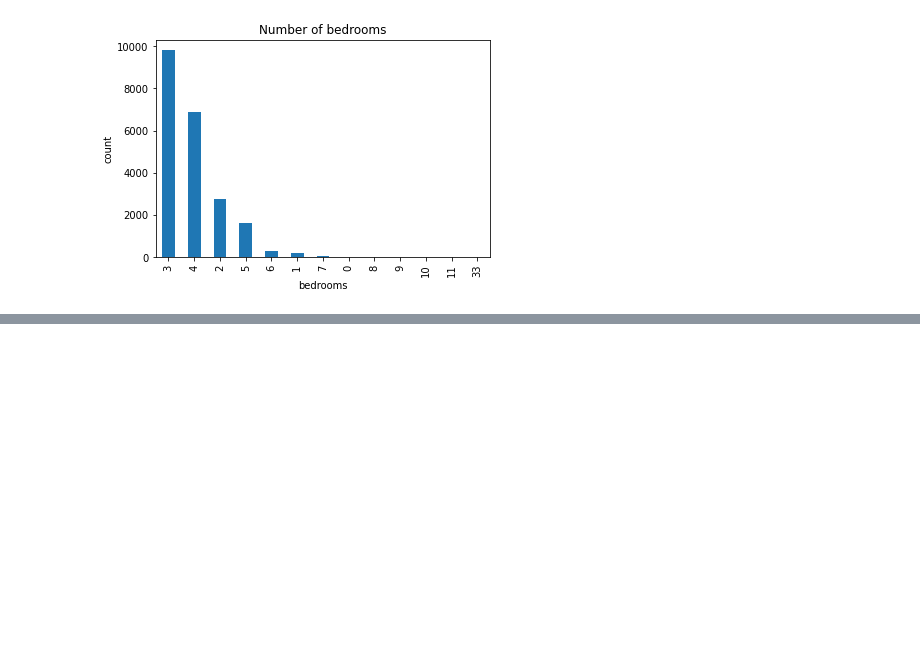
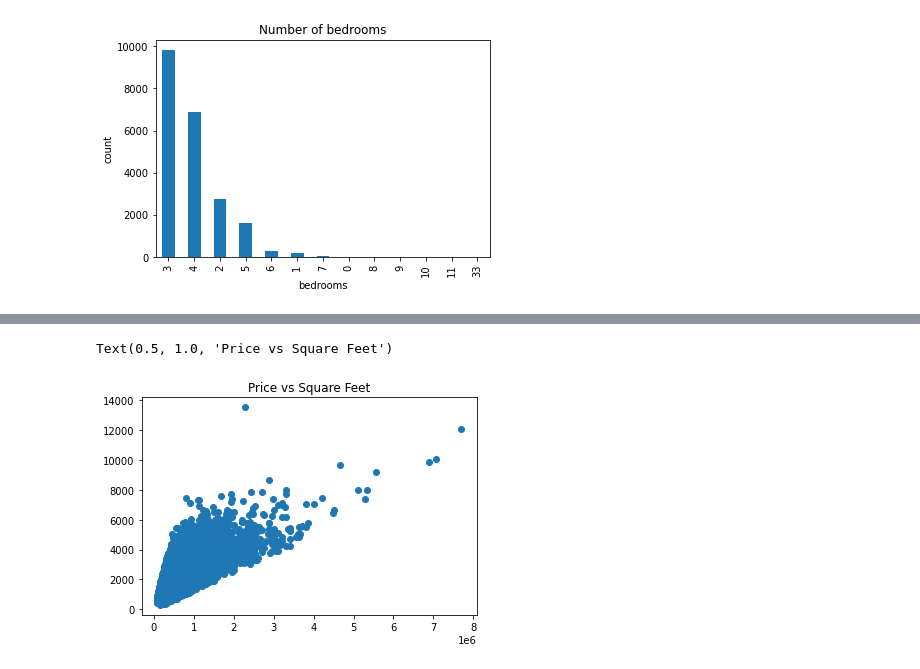
Before and after one commit to Balajithegr8/house_price_prediction, a Jupyter notebook: model.ipynb, the cells around one changed output, grey strips where cells are left out. Saved outputs shown, nothing was run; the diff lists cells and outputs as text; code cells hidden in the pictures; blank space fills up the shorter version.

```diff
--- a/model.ipynb
+++ b/model.ipynb
@@ -91,0 +98,6 @@ plt.figure(figsize=(10,10))
+# %%
+plt.scatter(df.price,df.sqft_living)
+plt.title("Price vs Square Feet")
+# %% [output]
+Text(0.5, 1.0, 'Price vs Square Feet')
+[figure, added]
```
Also changed, not shown: parts of 2 cells of this notebook.
